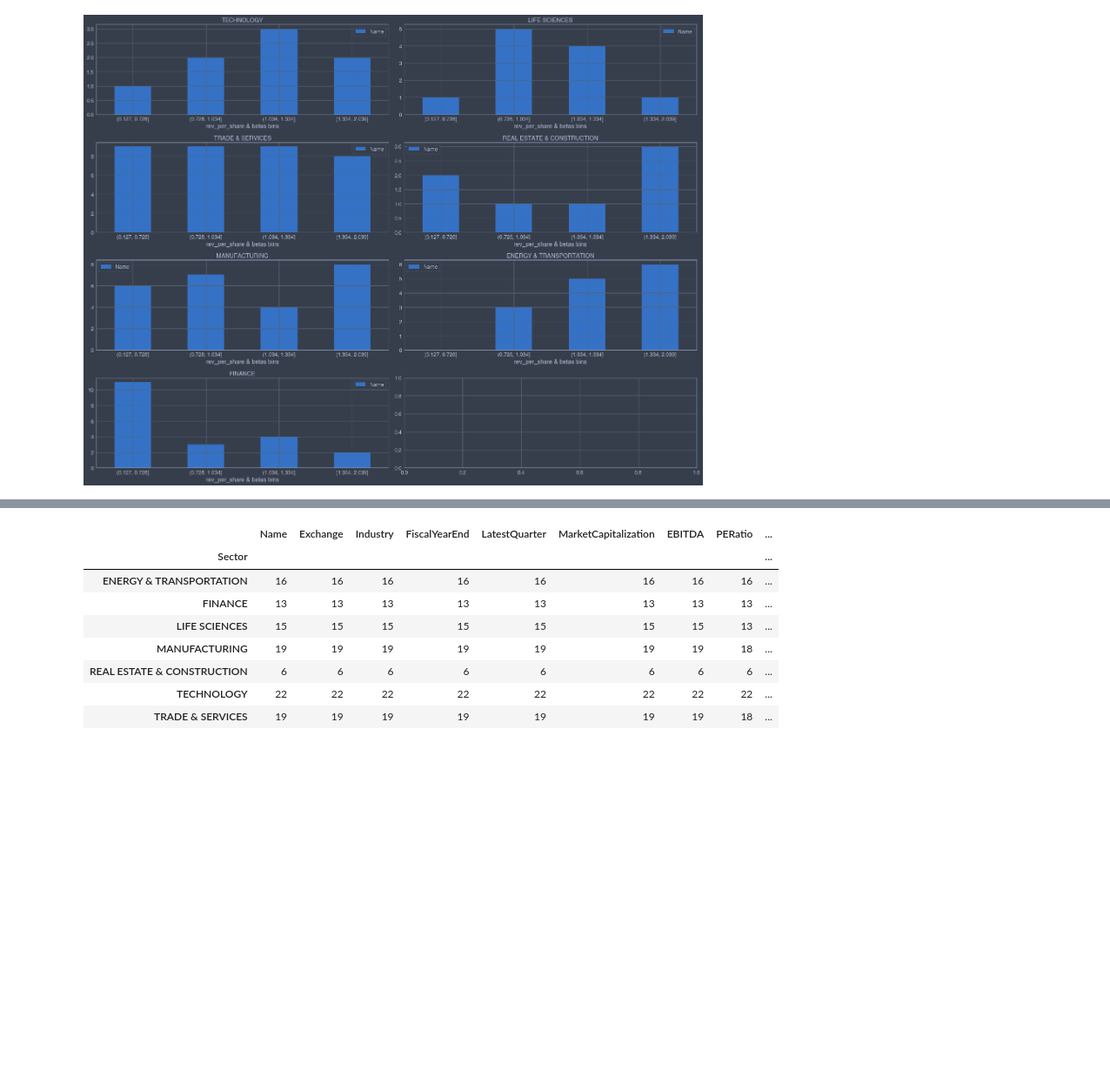
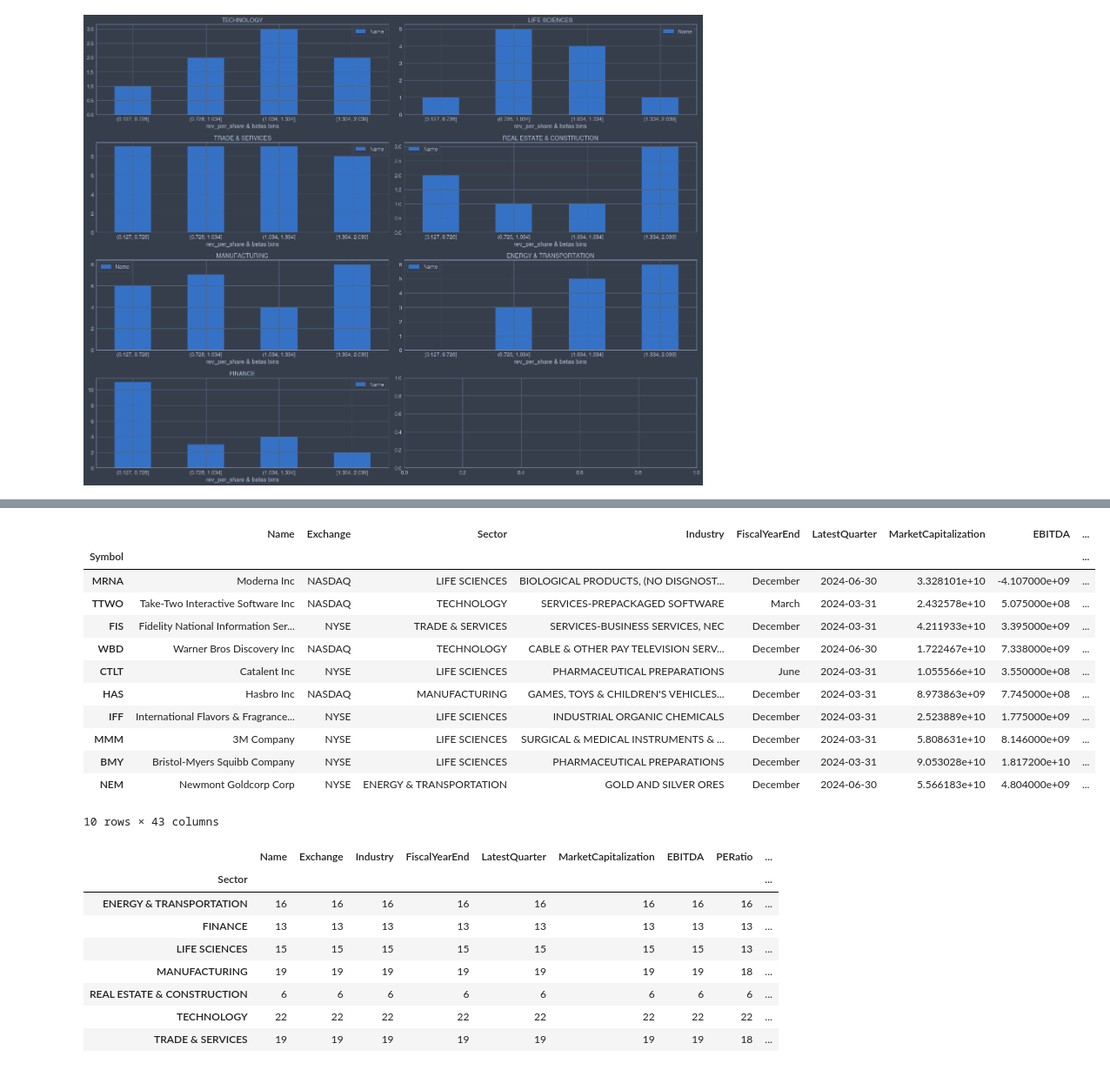
Before and after one commit to fadeeva/stock_market_research, a Jupyter notebook: Portfolio/Asset_Selection.ipynb, the cells around one changed output, grey strips where cells are left out. Shown at 87% size. Saved outputs shown, nothing was run; the diff lists cells and outputs as text; code cells hidden in the pictures; blank space fills up the shorter version.

```diff
--- a/Portfolio/Asset_Selection.ipynb
+++ b/Portfolio/Asset_Selection.ipynb
@@ -754,3 +835,19 @@ fig.tight_layout()
+# %%
+data.sort_values(by='ProfitMargin').head(10)
+# %% [output]
+|  | Name | Exchange | Sector | Industry | FiscalYearEnd | LatestQuarter | MarketCapitalization | EBITDA | ... |
+| Symbol |  |  |  |  |  |  |  |  | ... |
+| MRNA | Moderna Inc | NASDAQ | LIFE SCIENCES | BIOLOGICAL PRODUCTS, (NO DISGNOST... | December | 2024-06-30 | 3.328101e+10 | -4.107000e+09 | ... |
+| TTWO | Take-Two Interactive Software Inc | NASDAQ | TECHNOLOGY | SERVICES-PREPACKAGED SOFTWARE | March | 2024-03-31 | 2.432578e+10 | 5.075000e+08 | ... |
+| FIS | Fidelity National Information Ser... | NYSE | TRADE & SERVICES | SERVICES-BUSINESS SERVICES, NEC | December | 2024-03-31 | 4.211933e+10 | 3.395000e+09 | ... |
+| WBD | Warner Bros Discovery Inc | NASDAQ | TECHNOLOGY | CABLE & OTHER PAY TELEVISION SERV... | December | 2024-06-30 | 1.722467e+10 | 7.338000e+09 | ... |
+| CTLT | Catalent Inc | NYSE | LIFE SCIENCES | PHARMACEUTICAL PREPARATIONS | June | 2024-03-31 | 1.055566e+10 | 3.550000e+08 | ... |
+| HAS | Hasbro Inc | NASDAQ | MANUFACTURING | GAMES, TOYS & CHILDREN'S VEHICLES... | December | 2024-03-31 | 8.973863e+09 | 7.745000e+08 | ... |
+| IFF | International Flavors & Fragrance... | NYSE | LIFE SCIENCES | INDUSTRIAL ORGANIC CHEMICALS | December | 2024-03-31 | 2.523889e+10 | 1.775000e+09 | ... |
+| MMM | 3M Company | NYSE | LIFE SCIENCES | SURGICAL & MEDICAL INSTRUMENTS & ... | December | 2024-03-31 | 5.808631e+10 | 8.146000e+09 | ... |
+| BMY | Bristol-Myers Squibb Company | NYSE | LIFE SCIENCES | PHARMACEUTICAL PREPARATIONS | December | 2024-03-31 | 9.053028e+10 | 1.817200e+10 | ... |
+| NEM | Newmont Goldcorp Corp | NYSE | ENERGY & TRANSPORTATION | GOLD AND SILVER ORES | December | 2024-06-30 | 5.566183e+10 | 4.804000e+09 | ... |
+10 rows × 43 columns
 # %%
 data[data['Beta']>1].groupby('Sector').count()
 # %% [output]
```
Also changed, not shown: parts of 17 cells of this notebook.
